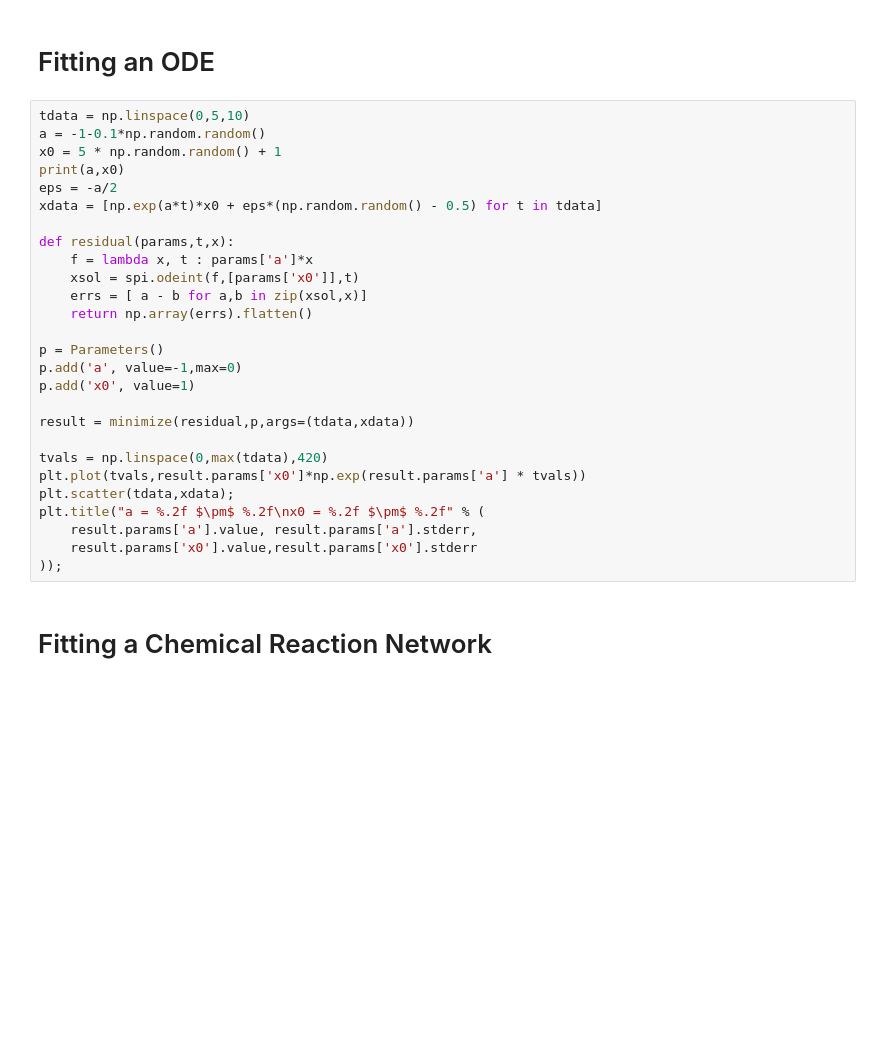
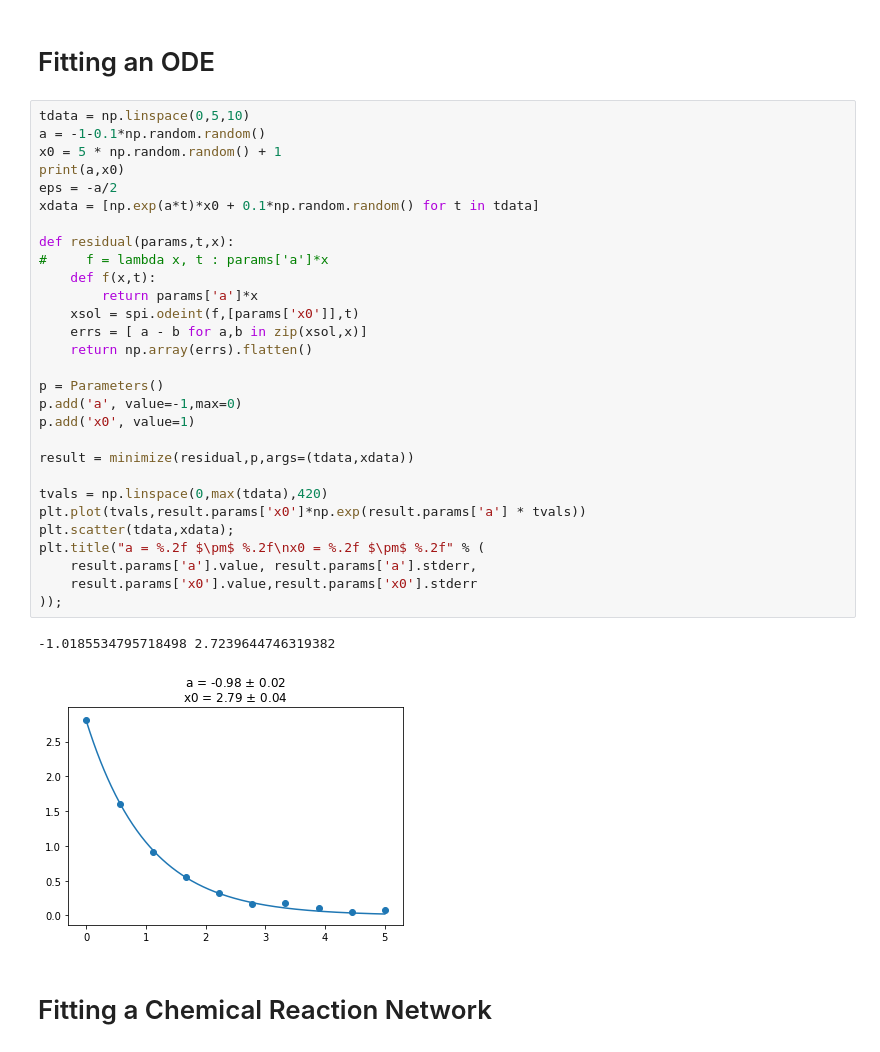
Before and after one commit to klavins/ECE424, a Jupyter notebook: lectures/fitting.ipynb, the cells around one changed output. Cells and saved outputs as stored; diff of their text form; blank space fills up the shorter version.

```diff
--- a/lectures/fitting.ipynb
+++ b/lectures/fitting.ipynb
@@ -141,30 +158,35 @@ plt.title("m = %.2f $\pm$ %.2f\nb = %.2f $\pm$ %.2f" % (
 # %%
 tdata = np.linspace(0,5,10)
 a = -1-0.1*np.random.random()
 x0 = 5 * np.random.random() + 1
 print(a,x0)
 eps = -a/2
-xdata = [np.exp(a*t)*x0 + eps*(np.random.random() - 0.5) for t in tdata]
+xdata = [np.exp(a*t)*x0 + 0.1*np.random.random() for t in tdata]
 
 def residual(params,t,x):
-    f = lambda x, t : params['a']*x
+#     f = lambda x, t : params['a']*x
+    def f(x,t):
+        return params['a']*x
     xsol = spi.odeint(f,[params['x0']],t)
     errs = [ a - b for a,b in zip(xsol,x)]
     return np.array(errs).flatten()
 
 p = Parameters()
 p.add('a', value=-1,max=0)
 p.add('x0', value=1)
 
 result = minimize(residual,p,args=(tdata,xdata))
 
 tvals = np.linspace(0,max(tdata),420)
 plt.plot(tvals,result.params['x0']*np.exp(result.params['a'] * tvals))
 plt.scatter(tdata,xdata);
 plt.title("a = %.2f $\pm$ %.2f\nx0 = %.2f $\pm$ %.2f" % (
     result.params['a'].value, result.params['a'].stderr,
     result.params['x0'].value,result.params['x0'].stderr
 ));
+# %% [output]
+-1.0185534795718498 2.7239644746319382
+[figure, added]
 # %% [markdown]
 # Fitting a Chemical Reaction Network
 # %%
```
Also changed, not shown: parts of 10 cells of this notebook, 2 other files.
